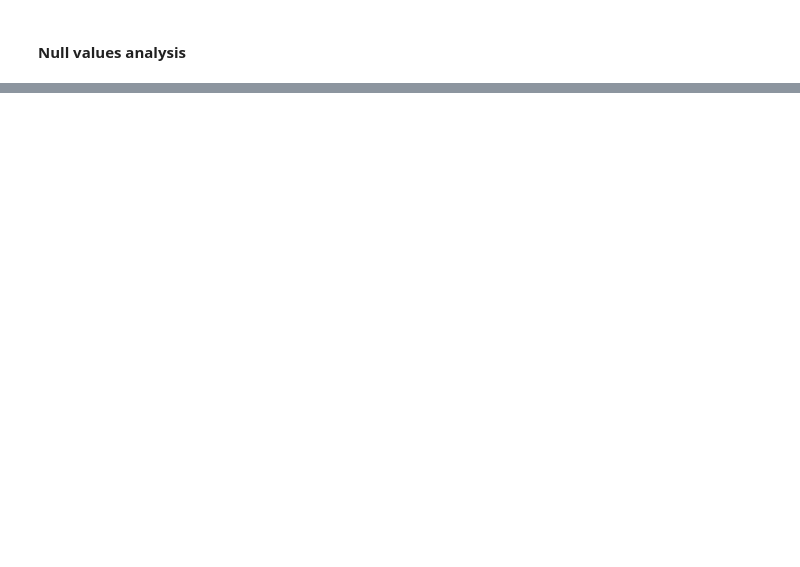
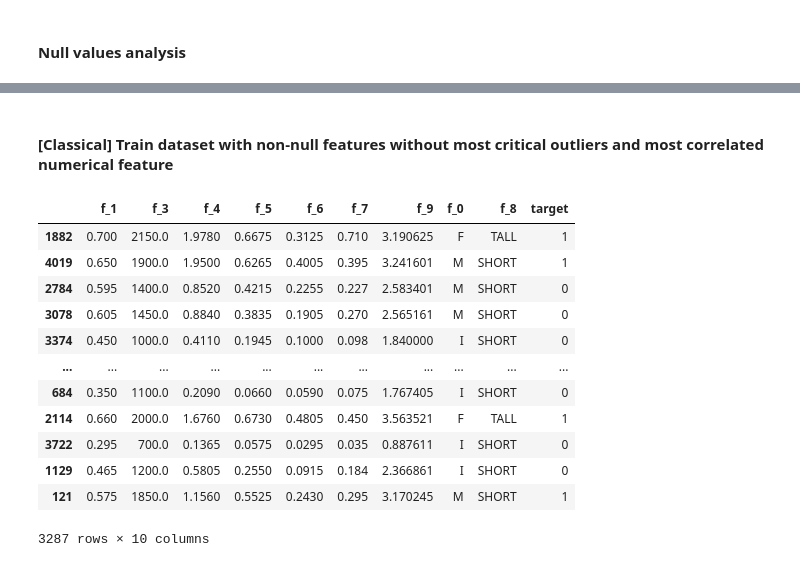
Before and after one commit to mmlynarik/nlp, a Jupyter notebook: src/erste/task.ipynb, the cells around one changed output, grey strips where cells are left out. Cells and saved outputs as stored; diff of their text form; code cells hidden in the pictures; blank space fills up the shorter version.

```diff
--- a/src/erste/task.ipynb
+++ b/src/erste/task.ipynb
@@ -53,6 +63,7 @@ data
 numeric_features = [f"f_{i}" for i in range(1, 10) if i != 8]
 categorical_features = ["f_0", "f_8"]
 text_features = ["f10"]
+target = ["target"]
 # %% [markdown]
 #### Outliers analysis
 # %% [markdown]
@@ -102,0 +132,19 @@ numeric_features.remove("f_2")
+# %% [markdown]
+#### [Classical] Train dataset with non-null features without most critical outliers and most correlated numerical feature
+# %%
+train_dataset = train_dataset[numeric_features + categorical_features + target]
+train_dataset
+# %% [output]
+|  | f_1 | f_3 | f_4 | f_5 | f_6 | f_7 | f_9 | f_0 | f_8 | target |
+| 1882 | 0.700 | 2150.0 | 1.9780 | 0.6675 | 0.3125 | 0.710 | 3.190625 | F | TALL | 1 |
+| 4019 | 0.650 | 1900.0 | 1.9500 | 0.6265 | 0.4005 | 0.395 | 3.241601 | M | SHORT | 1 |
+| 2784 | 0.595 | 1400.0 | 0.8520 | 0.4215 | 0.2255 | 0.227 | 2.583401 | M | SHORT | 0 |
+| 3078 | 0.605 | 1450.0 | 0.8840 | 0.3835 | 0.1905 | 0.270 | 2.565161 | M | SHORT | 0 |
+| 3374 | 0.450 | 1000.0 | 0.4110 | 0.1945 | 0.1000 | 0.098 | 1.840000 | I | SHORT | 0 |
+| ... | ... | ... | ... | ... | ... | ... | ... | ... | ... | ... |
+| 684 | 0.350 | 1100.0 | 0.2090 | 0.0660 | 0.0590 | 0.075 | 1.767405 | I | SHORT | 0 |
+| 2114 | 0.660 | 2000.0 | 1.6760 | 0.6730 | 0.4805 | 0.450 | 3.563521 | F | TALL | 1 |
+| 3722 | 0.295 | 700.0 | 0.1365 | 0.0575 | 0.0295 | 0.035 | 0.887611 | I | SHORT | 0 |
+| 1129 | 0.465 | 1200.0 | 0.5805 | 0.2550 | 0.0915 | 0.184 | 2.366861 | I | SHORT | 0 |
+| 121 | 0.575 | 1850.0 | 1.1560 | 0.5525 | 0.2430 | 0.295 | 3.170245 | M | SHORT | 1 |
+3287 rows × 10 columns
```
Also changed, not shown: parts of 17 cells of this notebook.
